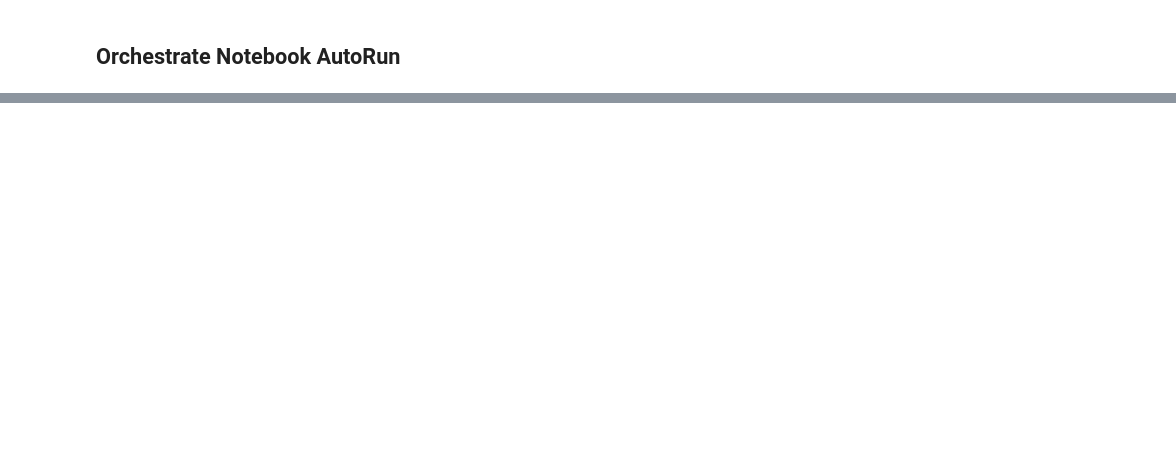
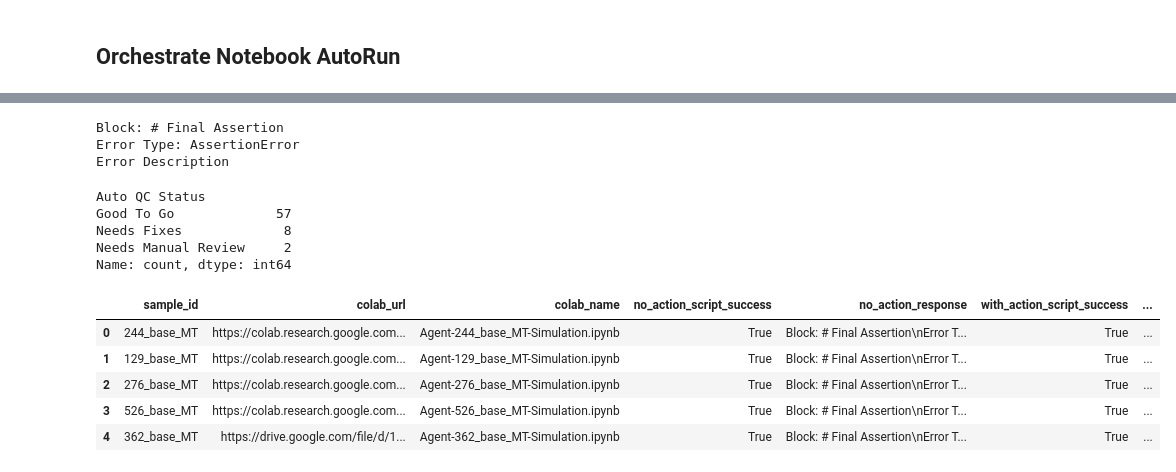
Before and after one commit to nabeel-turing/e2e_sanity_checks, a Jupyter notebook: docker_orchestrator.ipynb, the cells around one changed output, grey strips where cells are left out. Cells and saved outputs as stored; diff of their text form; code cells hidden in the pictures; blank space fills up the shorter version.

```diff
--- a/docker_orchestrator.ipynb
+++ b/docker_orchestrator.ipynb
@@ -937,0 +873,6 @@ for col in ['with_action_response', 'no_action_response']:
+# %%
+print("Block: # Final Assertion\nError Type: AssertionError\nError Description")
+# %% [output]
+Block: # Final Assertion
+Error Type: AssertionError
+Error Description
@@ -938 +927,21 @@ for col in ['with_action_response', 'no_action_response']:
+# %%
+merged_df['Execution Status w/o Action'] = merged_df['no_action_response'].apply(add_error_type)
+merged_df['Execution Status w Action'] = merged_df['with_action_response'].apply(add_error_type)
+merged_df['Auto QC Status'] = merged_df.apply(lambda row: get_auto_qc_status(row['Execution Status w Action'], row['Execution Status w/o Action']), axis=1)
+merged_df['Auto QC Status'].value_counts()
+# %% [output]
+Auto QC Status
+Good To Go             57
+Needs Fixes             8
+Needs Manual Review     2
+Name: count, dtype: int64
+# %%
+merged_df.head()
+# %% [output]
+|  | sample_id | colab_url | colab_name | no_action_script_success | no_action_response | with_action_script_success | ... |
+| 0 | 244_base_MT | https://colab.research.google.com... | Agent-244_base_MT-Simulation.ipynb | True | Block: # Final Assertion\nError T... | True | ... |
+| 1 | 129_base_MT | https://colab.research.google.com... | Agent-129_base_MT-Simulation.ipynb | True | Block: # Final Assertion\nError T... | True | ... |
+| 2 | 276_base_MT | https://colab.research.google.com... | Agent-276_base_MT-Simulation.ipynb | True | Block: # Final Assertion\nError T... | True | ... |
+| 3 | 526_base_MT | https://colab.research.google.com... | Agent-526_base_MT-Simulation.ipynb | True | Block: # Final Assertion\nError T... | True | ... |
+| 4 | 362_base_MT | https://drive.google.com/file/d/1... | Agent-362_base_MT-Simulation.ipynb | True | Block: # Final Assertion\nError T... | True | ... |
 # %%
```
Also changed, not shown: parts of 65 cells of this notebook.
